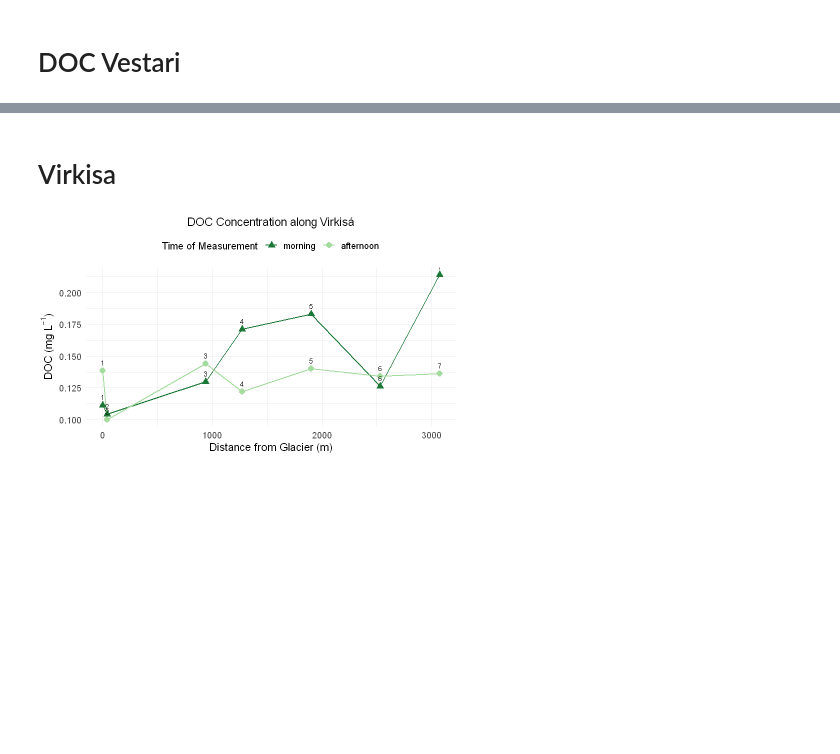
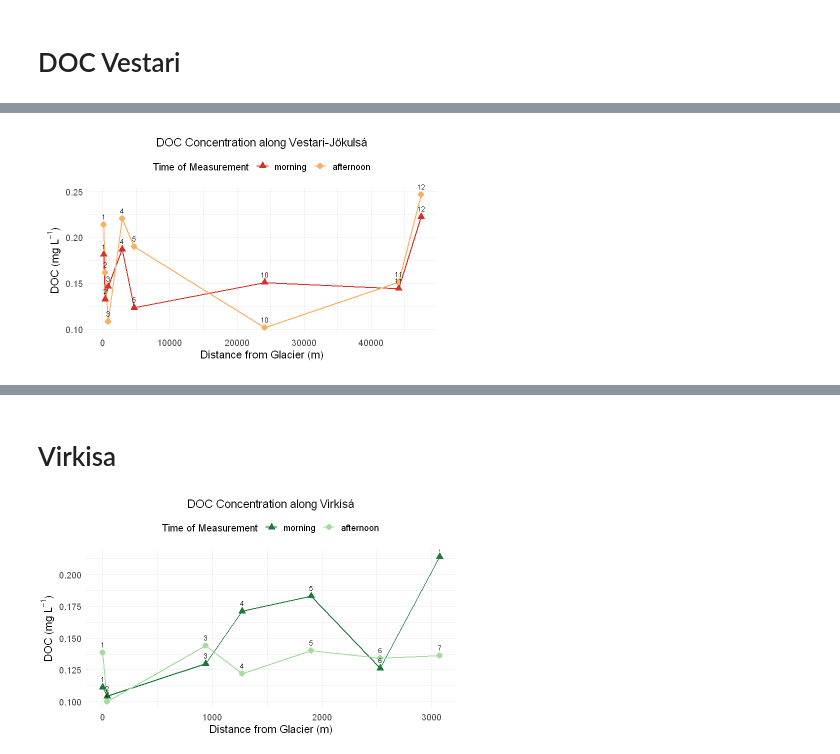
Before and after one commit to kokkaso/MA_supplementary_Data, a Jupyter notebook: notebooks/Statistic/Distance/A_Distance_for_eachRiver_final.ipynb, the cells around one changed output, grey strips where cells are left out. Cells and saved outputs as stored; diff of their text form; code cells hidden in the pictures; blank space fills up the shorter version.

```diff
--- a/notebooks/Statistic/Distance/A_Distance_for_eachRiver_final.ipynb
+++ b/notebooks/Statistic/Distance/A_Distance_for_eachRiver_final.ipynb
@@ -136,0 +70,68 @@ ggsave("C:/Users/sophia/Dropbox/MASTER/Master_Data_Table/FINAL/Ergebnisse_distan
+# %%
+# Pakete
+library(readxl)
+library(dplyr)
+library(ggplot2)
+
+# Plot-Größe für JupyterLab
+options(repr.plot.width = 7, repr.plot.height = 4)
+
+# Farben und Formen – Rot-Töne
+measurement_colors <- c("morning" = "#d73027", "afternoon" = "#fdae61")
+measurement_shapes <- c("morning" = 17, "afternoon" = 16)
+
+# Daten einlesen
+df <- read_excel("C:/Users/sophia/Dropbox/MASTER/Master_Data_Table/FINAL/MASTER_DATA_short_Grouping.xlsx",
+                 sheet = "FINAL_final_final")
+
+# Filter: Vestari, group 1, nur DOC
+df_doc_vestari <- df %>%
+  filter(river_name == "Vestari_Joekulsa", group_nr == 1) %>%
+  mutate(
+    label_type = ifelse(grepl("VM", DOC_label), "morning", "afternoon")
+  ) %>%
+  select(distance_from_glacier, DOC, label_type, site_nr)
+
+# label_type als Faktor (Reihenfolge)
+df_doc_vestari$label_type <- factor(df_doc_vestari$label_type, levels = c("morning", "afternoon"))
+
+# Plot erstellen
+p <- ggplot(df_doc_vestari, aes(x = distance_from_glacier, y = DOC, color = label_type)) +
+  geom_line(data = df_doc_vestari %>% filter(label_type == "morning"),
+            aes(group = label_type), linewidth = 0.7) +
+  geom_line(data = df_doc_vestari %>% filter(label_type == "afternoon"),
+            aes(group = label_type), linewidth = 0.7) +
+  geom_point(aes(shape = label_type), size = 3) +
+  geom_text(aes(label = site_nr), vjust = -1, size = 3, color = "black") +
+  scale_shape_manual(values = measurement_shapes) +
+  scale_color_manual(values = measurement_colors) +
+  scale_x_continuous(expand = expansion(mult = c(0.05, 0.05))) +
+  labs(
+    title = "DOC Concentration along Vestari-Jökulsá",
+    x = "Distance from Glacier (m)",
+    y = expression("DOC (mg L"^-1*")"),
+    color = "Time of Measurement",
+    shape = "Time of Measurement"
+  ) +
+  coord_cartesian(clip = "off") +  # Labels dürfen über Rand hinaus
+  theme_minimal(base_size = 12) +
+  theme(
+    legend.position = "top",
+    legend.direction = "horizontal",
+    legend.title = element_text(size = 12),
+    legend.text = element_text(size = 11),
+    legend.box = "horizontal",
+    plot.margin = margin(t = 10, r = 25, b = 10, l = 10),  # Rechter Rand größer
+    plot.title = element_text(size = 14, hjust = 0.5),
+    axis.text = element_text(size = 11),
+    axis.title = element_text(size = 13)
+  )
+
+# Plot anzeigen
+print(p)
+
+# Plot speichern (breit, etwas höher, mit ausreichend Rand)
+ggsave("C:/Users/sophia/Dropbox/MASTER/Master_Data_Table/FINAL/Ergebnisse_distance/DOC_Vestari_breit.png",
+       plot = p, width = 7, height = 4, dpi = 300)
+# %% [output]
+[figure, added]
```
Also changed, not shown: parts of 9 cells of this notebook.
